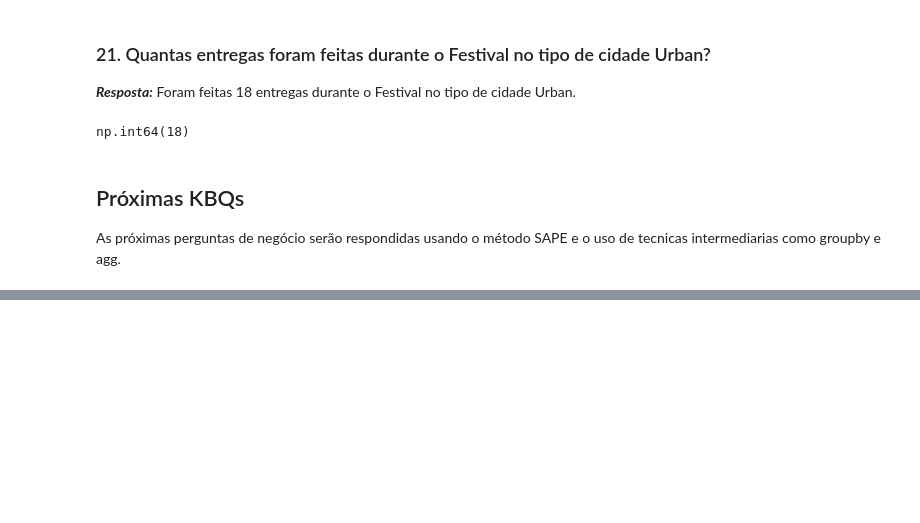
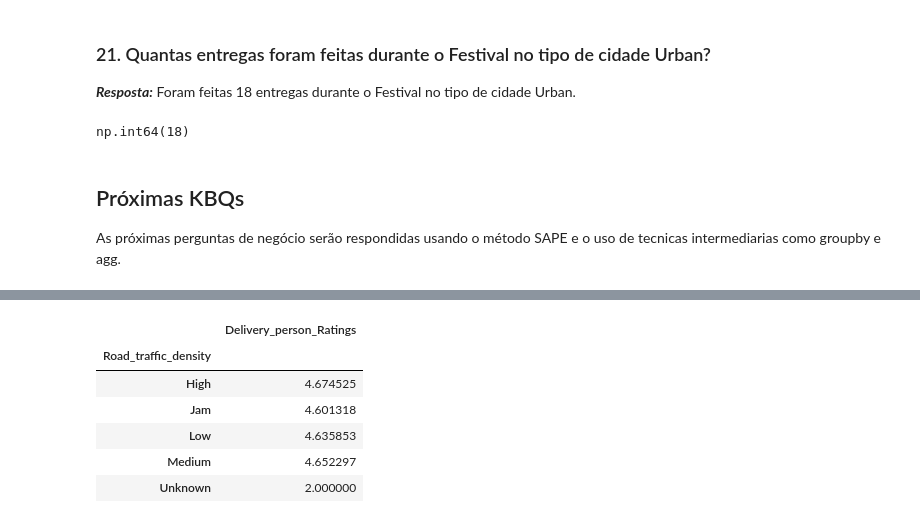
Before and after one commit to luc457x/CDS-PA, a Jupyter notebook: notebook.ipynb, the cells around one changed output, grey strips where cells are left out. Saved outputs shown, nothing was run; the diff lists cells and outputs as text; code cells hidden in the pictures; blank space fills up the shorter version.

```diff
--- a/notebook.ipynb
+++ b/notebook.ipynb
@@ -577 +601,14 @@ As próximas perguntas de negócio serão respondidas usando o método SAPE e o
+# %%
+# SAída: DataFrame com a média das avaliações das entregas feitas agrupadas por densidade de tráfego
+# Processo: Agrupar os dados por densidade de tráfego e calcular a média das avaliações das entregas
+# Entrada: DataFrame com os dados limpos
+df_clear.groupby("Road_traffic_density").agg({"Delivery_person_Ratings": "mean"})
+# %% [output]
+|  | Delivery_person_Ratings |
+| Road_traffic_density |  |
+| High | 4.674525 |
+| Jam | 4.601318 |
+| Low | 4.635853 |
+| Medium | 4.652297 |
+| Unknown | 2.000000 |
 # %% [markdown]
```
Also changed, not shown: parts of 21 cells of this notebook.
